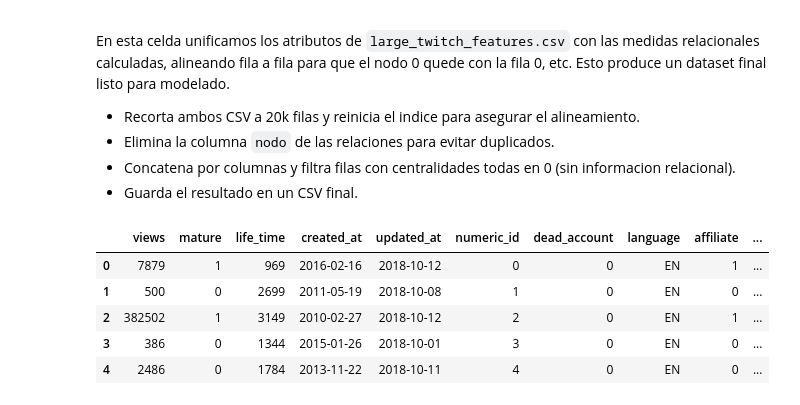
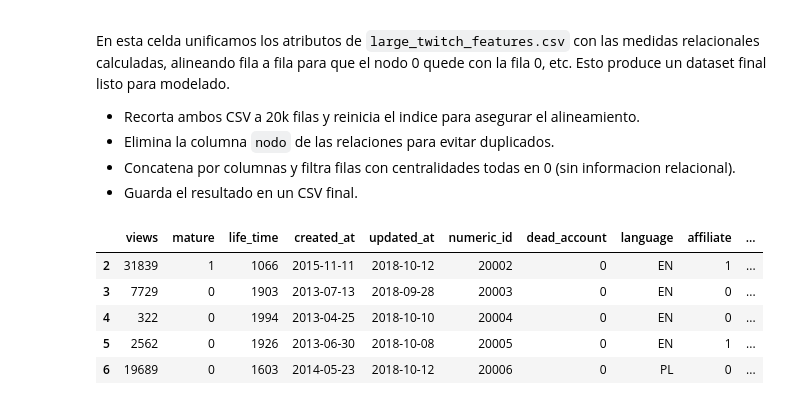
Before and after one commit to ThePayan/relational-machine-learning, a Jupyter notebook: preparacion_datos_Twitch.ipynb, the cells around one changed output. Cells and saved outputs as stored; diff of their text form; code cells hidden in the pictures.

Commit message:
Feat: Implementación de CART + Mejoras de datos y predicción

```diff
--- a/preparacion_datos_Twitch.ipynb
+++ b/preparacion_datos_Twitch.ipynb
@@ -123,36 +143,55 @@ En esta celda unificamos los atributos de `large_twitch_features.csv` con las me
 # %%
 def unificar_features_y_relaciones(
     features_path="large_twitch_features.csv",
     relaciones_path="datos_relacionales_20k.csv",
     salida_path="features_relaciones_20k.csv",
     limite=20000,
-):
-    features_df = pd.read_csv(features_path).head(limite).reset_index(drop=True)
-    relaciones_df = pd.read_csv(relaciones_path).head(limite).reset_index(drop=True)
+ ):
+    features_df = pd.read_csv(features_path)
+    relaciones_df = pd.read_csv(relaciones_path)
+
+    if limite is not None:
+        relaciones_df = relaciones_df.head(limite).reset_index(drop=True)
 
     if "nodo" in relaciones_df.columns:
-        relaciones_df = relaciones_df.drop(columns=["nodo"])
+        # Alinea por id real de nodo, no por indice
+        unificado_df = features_df.merge(
+            relaciones_df,
+            left_on="numeric_id",
+            right_on="nodo",
+            how="inner",
+        )
+        unificado_df = unificado_df.drop(columns=["nodo"])
+    else:
+        unificado_df = pd.concat([features_df.head(limite).reset_index(drop=True), relaciones_df], axis=1)
 
-    unificado_df = pd.concat([features_df, relaciones_df], axis=1)
-    #Eliminar filas donde todas las centralidades sean 0, ya que no aportan información para la clasificación
+    # Eliminar filas donde todas las centralidades sean 0 o NaN
     centralidades_cols = [
         "degree_centrality",
         "betweenness_centrality",
         "closeness_centrality",
     ]
     unificado_df = unificado_df[
-        (unificado_df[centralidades_cols] != 0).any(axis=1)
+        ((unificado_df[centralidades_cols] != 0) | unificado_df[centralidades_cols].isna()).any(axis=1)
     ]
 
     unificado_df.to_csv(salida_path, index=False)
     return unificado_df
 
-unificado_df = unificar_features_y_relaciones()
-unificado_df.head()
+# unificado_df = unificar_features_y_relaciones()
+# unificado_df.head()
+
+unificado_df_20k_to_40k = unificar_features_y_relaciones(
+    features_path="large_twitch_features.csv",
+    relaciones_path="datos_relacionales_20k_to_40k.csv",
+    salida_path="features_relaciones_20k_to_40k.csv",
+    limite=40000,
+ )
+unificado_df_20k_to_40k.head()
 # %% [output]
 |  | views | mature | life_time | created_at | updated_at | numeric_id | dead_account | language | affiliate | ... |
-| 0 | 7879 | 1 | 969 | 2016-02-16 | 2018-10-12 | 0 | 0 | EN | 1 | ... |
-| 1 | 500 | 0 | 2699 | 2011-05-19 | 2018-10-08 | 1 | 0 | EN | 0 | ... |
-| 2 | 382502 | 1 | 3149 | 2010-02-27 | 2018-10-12 | 2 | 0 | EN | 1 | ... |
-| 3 | 386 | 0 | 1344 | 2015-01-26 | 2018-10-01 | 3 | 0 | EN | 0 | ... |
-| 4 | 2486 | 0 | 1784 | 2013-11-22 | 2018-10-11 | 4 | 0 | EN | 0 | ... |
+| 2 | 31839 | 1 | 1066 | 2015-11-11 | 2018-10-12 | 20002 | 0 | EN | 1 | ... |
+| 3 | 7729 | 0 | 1903 | 2013-07-13 | 2018-09-28 | 20003 | 0 | EN | 0 | ... |
+| 4 | 322 | 0 | 1994 | 2013-04-25 | 2018-10-10 | 20004 | 0 | EN | 0 | ... |
+| 5 | 2562 | 0 | 1926 | 2013-06-30 | 2018-10-08 | 20005 | 0 | EN | 1 | ... |
+| 6 | 19689 | 0 | 1603 | 2014-05-23 | 2018-10-12 | 20006 | 0 | PL | 0 | ... |
```
Also changed, not shown: parts of 3 cells of this notebook, 1 other file.
